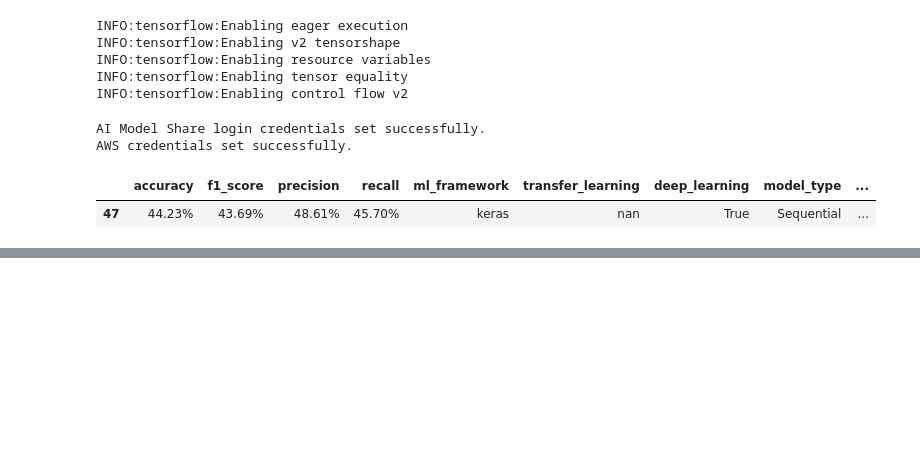
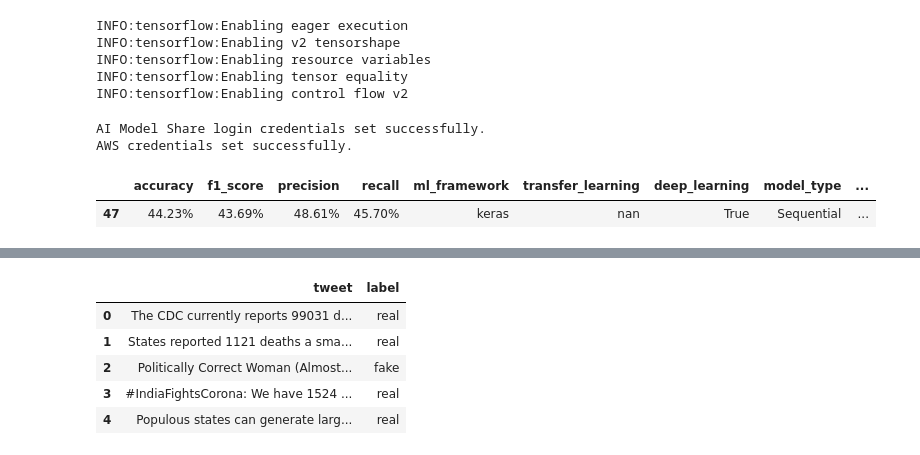
Before and after one commit to elliotttrio/advml, a Jupyter notebook: Portfolio Notebook.ipynb, the cells around one changed output, grey strips where cells are left out. Saved outputs shown, nothing was run; the diff lists cells and outputs as text; code cells hidden in the pictures; blank space fills up the shorter version.

```diff
--- a/Portfolio Notebook.ipynb
+++ b/Portfolio Notebook.ipynb
@@ -110,0 +156,9 @@ For the next project, I examined x-ray images of patients with and without Covid
+# %%
+trainingdata.head()
+# %% [output]
+|  | tweet | label |
+| 0 | The CDC currently reports 99031 d... | real |
+| 1 | States reported 1121 deaths a sma... | real |
+| 2 | Politically Correct Woman (Almost... | fake |
+| 3 | #IndiaFightsCorona: We have 1524 ... | real |
+| 4 | Populous states can generate larg... | real |
```
Also changed, not shown: parts of 17 cells of this notebook, 1 other file.
